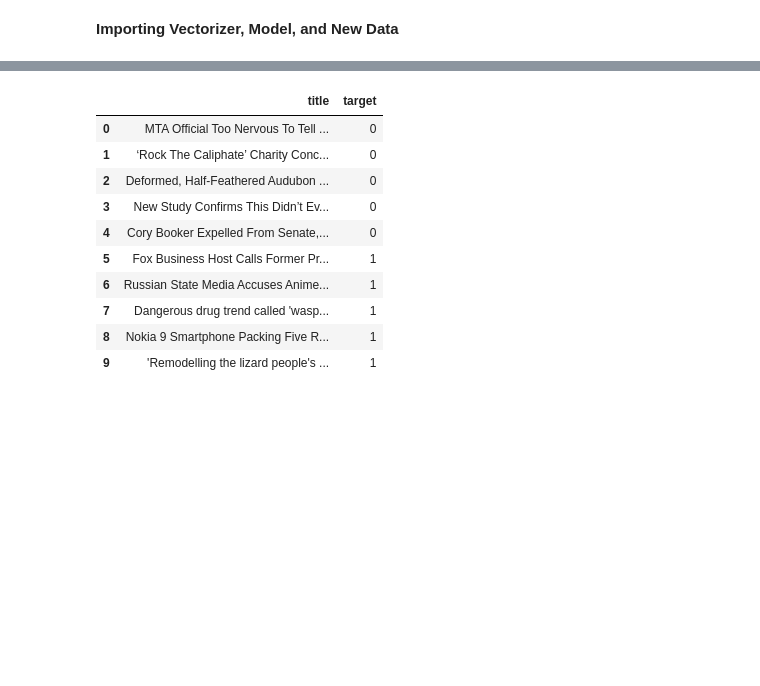
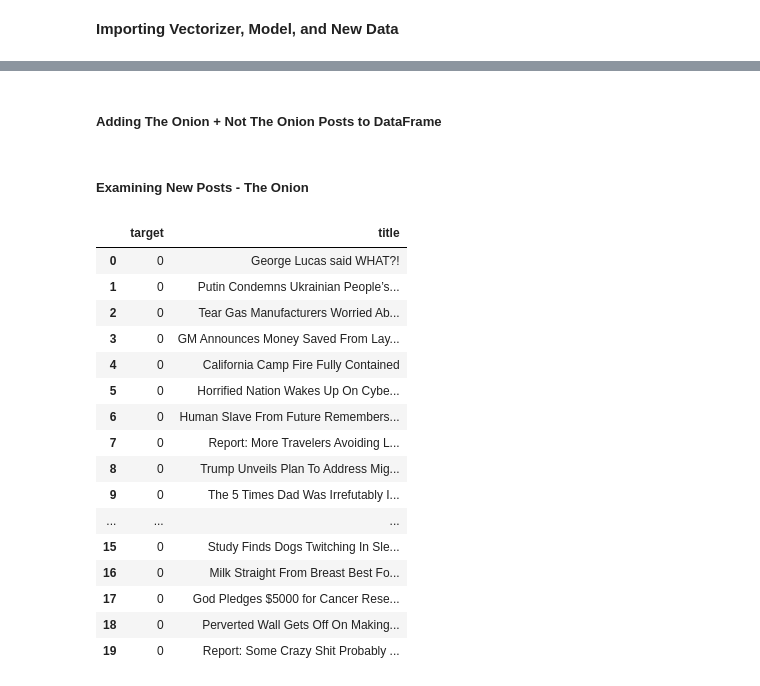
Before and after one commit to jonjohnsontc/Onion_or_Nah, a Jupyter notebook: notebooks/04_model_test.ipynb, the cells around one changed output, grey strips where cells are left out. Saved outputs shown, nothing was run; the diff lists cells and outputs as text; code cells hidden in the pictures; blank space fills up the shorter version.

```diff
--- a/notebooks/04_model_test.ipynb
+++ b/notebooks/04_model_test.ipynb
@@ -27,15 +44,36 @@ with open('../pickle/log_model.pkl', 'rb') as f:
+# %%
+new_nto = new_X(nto_update)
+new_to = new_X(to_update)
+# %% [markdown]
+##### Adding The Onion + Not The Onion Posts to DataFrame
+# %%
+df = pd.DataFrame(new_to, columns=['title'])
+df['target'] = 0
+# %%
+df_nto = pd.DataFrame(new_nto, columns=['title'])
+df_nto['target'] = 1
+# %%
+df = pd.concat([df, df_nto], ignore_index=True, sort=True)
+# %% [markdown]
+##### Examining New Posts - The Onion
 # %%
 pd.set_option("display.max_colwidth", 200)
-df
+df.head(20)
 # %% [output]
-|  | title | target |
-| 0 | MTA Official Too Nervous To Tell ... | 0 |
-| 1 | ‘Rock The Caliphate’ Charity Conc... | 0 |
-| 2 | Deformed, Half-Feathered Audubon ... | 0 |
-| 3 | New Study Confirms This Didn’t Ev... | 0 |
-| 4 | Cory Booker Expelled From Senate,... | 0 |
-| 5 | Fox Business Host Calls Former Pr... | 1 |
-| 6 | Russian State Media Accuses Anime... | 1 |
-| 7 | Dangerous drug trend called 'wasp... | 1 |
-| 8 | Nokia 9 Smartphone Packing Five R... | 1 |
-| 9 | 'Remodelling the lizard people's ... | 1 |
+|  | target | title |
+| 0 | 0 | George Lucas said WHAT?! |
+| 1 | 0 | Putin Condemns Ukrainian People’s... |
+| 2 | 0 | Tear Gas Manufacturers Worried Ab... |
+| 3 | 0 | GM Announces Money Saved From Lay... |
+| 4 | 0 | California Camp Fire Fully Contained |
+| 5 | 0 | Horrified Nation Wakes Up On Cybe... |
+| 6 | 0 | Human Slave From Future Remembers... |
+| 7 | 0 | Report: More Travelers Avoiding L... |
+| 8 | 0 | Trump Unveils Plan To Address Mig... |
+| 9 | 0 | The 5 Times Dad Was Irrefutably I... |
+| ... | ... | ... |
+| 15 | 0 | Study Finds Dogs Twitching In Sle... |
+| 16 | 0 | Milk Straight From Breast Best Fo... |
+| 17 | 0 | God Pledges $5000 for Cancer Rese... |
+| 18 | 0 | Perverted Wall Gets Off On Making... |
+| 19 | 0 | Report: Some Crazy Shit Probably ... |
```
Also changed, not shown: parts of 31 cells of this notebook, 14 other files.
